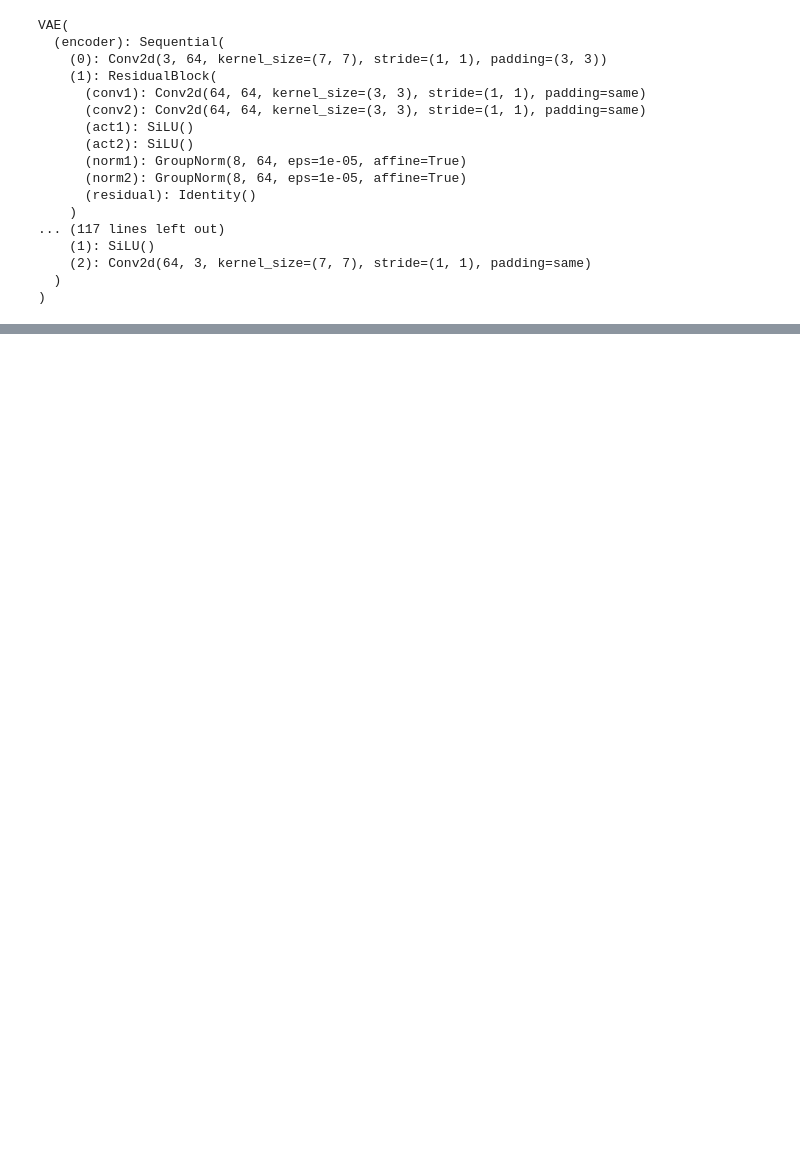
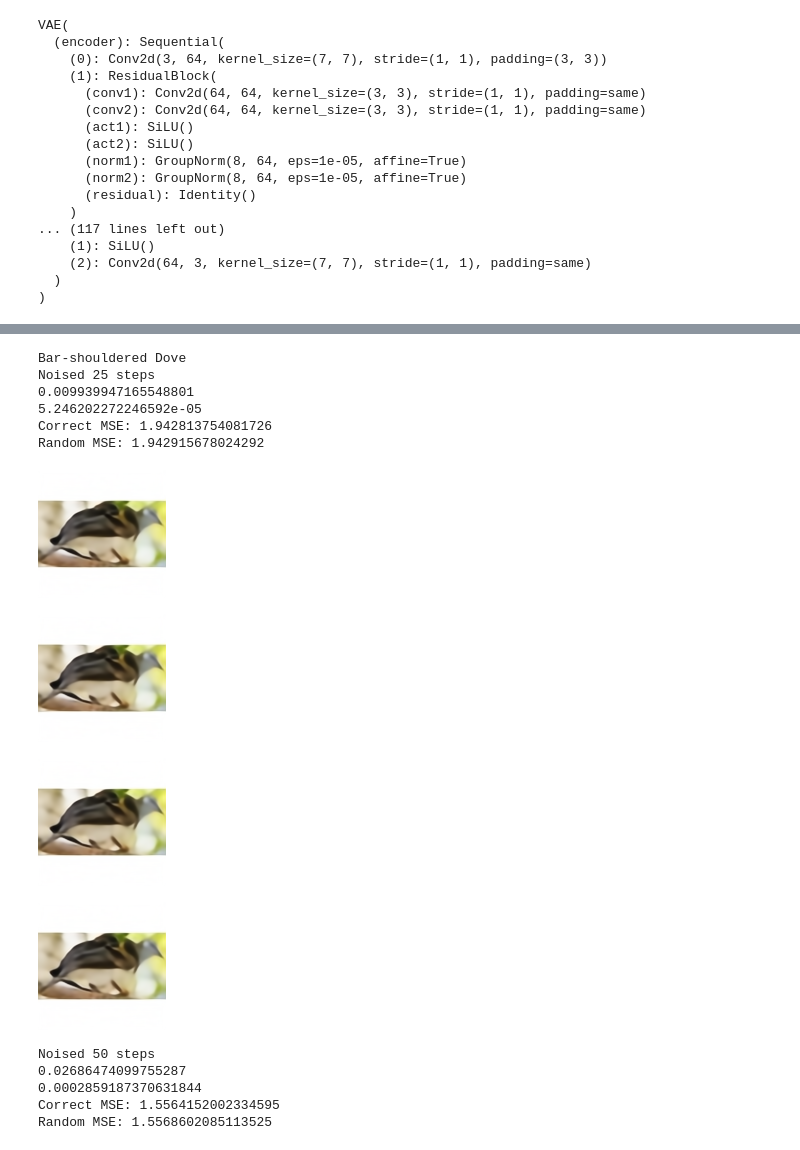
Before and after one commit to rmdluo/Bidirectional-Bird-Call-Bird-Image-Generator, a Jupyter notebook: scripts/test_photo_diffusion.ipynb, the cells around one changed output, grey strips where cells are left out. Saved outputs shown, nothing was run; the diff lists cells and outputs as text; code cells hidden in the pictures; blank space fills up the shorter version.

```diff
--- a/scripts/test_photo_diffusion.ipynb
+++ b/scripts/test_photo_diffusion.ipynb
@@ -151,0 +152,80 @@ Acorn Woodpecker
+# %%
+latent_1, latent_2, species = val_dataset[300]
+latent_1 = latent_1.unsqueeze(0).to(train_parameters.device)
+latent_2 = latent_2.unsqueeze(0).to(train_parameters.device)
+
+print(species)
+
+for start_t in [25, 50, 100, 200, 300, 500, 800, 999]:
+    print(f"Noised {start_t} steps")
+    t = torch.tensor([start_t], device=train_parameters.device, dtype=torch.long)
+    noise = torch.randn_like(latent_1)
+
+    z_t = diffusion.scheduler.add_noise(latent_1, noise, t)
+
+    samples = diffusion.sample(
+        latent_2,
+        device=train_parameters.device,
+        init_latents=z_t,
+        start_timestep=start_t,
+        dif_steps=50,
+    )
+
+    samples2 = diffusion.sample(
+        torch.randn_like(latent_2),
+        device=train_parameters.device,
+        init_latents=z_t,
+        start_timestep=start_t,
+        dif_steps=50,
+    )
+
+    correct_error = torch.nn.functional.mse_loss(
+        samples[-1],
+        noise.to("cpu"),
+    )
+
+    random_error = torch.nn.functional.mse_loss(
+        samples2[-1],
+        noise.to("cpu"),
+    )
+
+    relative_loss_gap = (
+        random_error - correct_error
+    ) / correct_error.clamp_min(1e-8)
+
+    latent_error = torch.nn.functional.mse_loss(
+        samples[-1].to(train_parameters.device),
+        latent_1,
+    )
+
+    print(latent_error.item())
+    print(relative_loss_gap.item())
+    print("Correct MSE:", correct_error.item())
+    print("Random MSE:", random_error.item())
+
+    with torch.no_grad():
+        photo_original = vae.decode(latent_1)
+        photo_noised = vae.decode(z_t)
+        photo_reconstructed = vae.decode(samples[-1].to(train_parameters.device))
+        photo_reconstructed_random = vae.decode(samples2[-1].to(train_parameters.device))
+
+    display(to_pil_image(photo_original[0].clamp(0, 1)))
+    display(to_pil_image(photo_noised[0].clamp(0, 1)))
+    display(to_pil_image(photo_reconstructed[0].clamp(0, 1)))
+    display(to_pil_image(photo_reconstructed_random[0].clamp(0, 1)))
+# %% [output]
+Bar-shouldered Dove
+Noised 25 steps
+0.009939947165548801
+5.246202272246592e-05
+Correct MSE: 1.942813754081726
+Random MSE: 1.942915678024292
+[figure, added]
+[figure, added]
+[figure, added]
+[figure, added]
+Noised 50 steps
+0.02686474099755287
+0.0002859187370631844
+Correct MSE: 1.5564152002334595
+Random MSE: 1.5568602085113525
```
Also changed, not shown: parts of 10 cells of this notebook, 9 other files.
